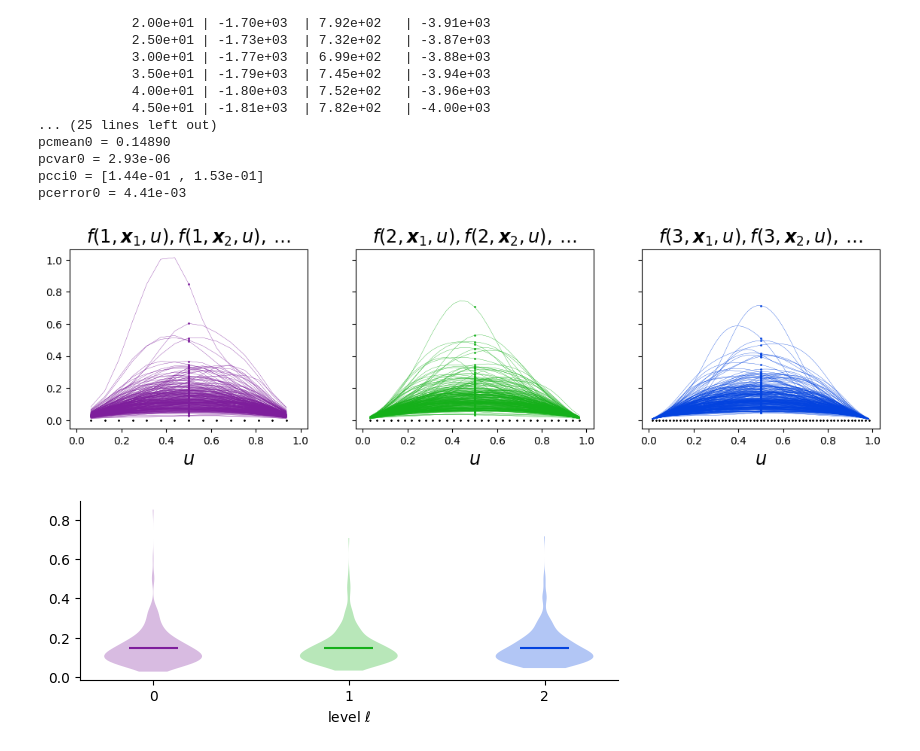
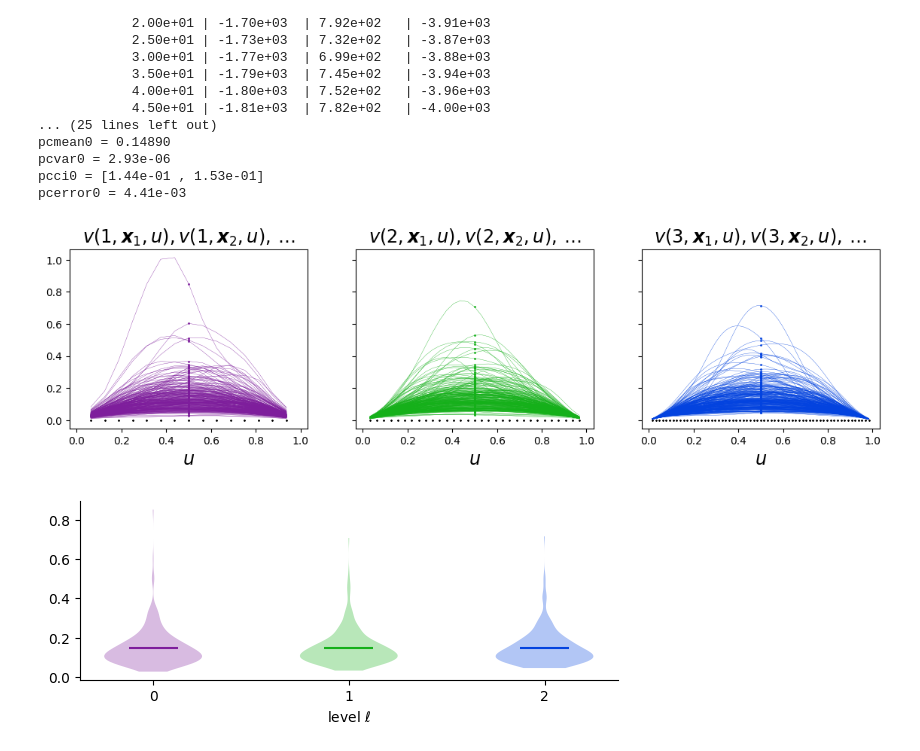
Before and after one commit to sandialabs/mlqmcpy, a Jupyter notebook: examples/mifgp.ipynb, the cells around one changed output. Saved outputs shown, nothing was run; the diff lists cells and outputs as text; code cells hidden in the pictures.

```diff
--- a/examples/mifgp.ipynb
+++ b/examples/mifgp.ipynb
@@ -90,15 +90,15 @@ pcerror0 = 4.41e-03
 # %%
 fig,ax = pyplot.subplots(nrows=1,ncols=num_levels,figsize=(WIDTH,WIDTH/1.5/num_levels),sharex=True,sharey=True)
 for l in range(num_levels):
     for i in range(n0[l]):
         ax[l].plot(uvecs[l],f0s[l][i],color=COLORS[l],linewidth=.25)
         ax[l].scatter(.5,y0s[l][i],color=COLORS[l],s=1)
     ax[l].scatter(uvecs[l],np.zeros_like(uvecs[l]),color="k",marker="*",s=1)
     ax[l].set_xlabel(r"$u$",fontsize="xx-large")
-    ax[l].set_title(r"$f(%d,\boldsymbol{x}_1,u),f(%d,\boldsymbol{x}_2,u),\dots$"%(l+1,l+1),fontsize="xx-large")
+    ax[l].set_title(r"$v(%d,\boldsymbol{x}_1,u),v(%d,\boldsymbol{x}_2,u),\dots$"%(l+1,l+1),fontsize="xx-large")
 fig.savefig("mifgp_figs/f.pdf",bbox_inches="tight")
 # %% [output]
-[figure, old version]
+[figure, new version]
 # %%
 fig,ax = pyplot.subplots(nrows=1,ncols=1,figsize=(WIDTH/2,WIDTH/2/num_levels))
 for l in range(num_levels):
```
Also changed, not shown: 3 other files.
